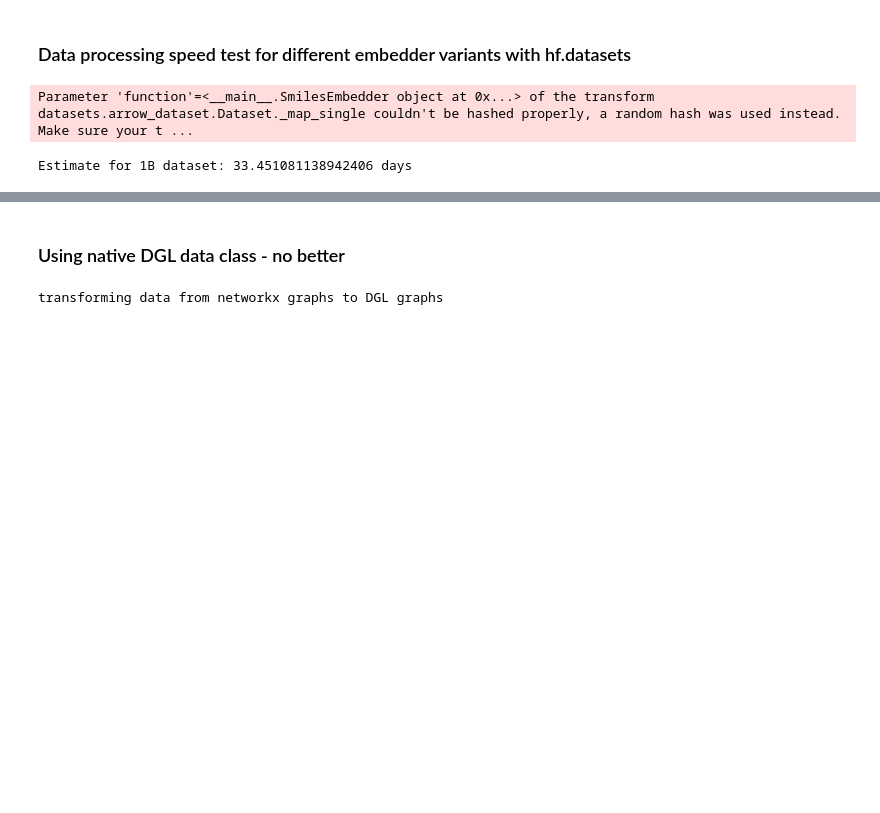
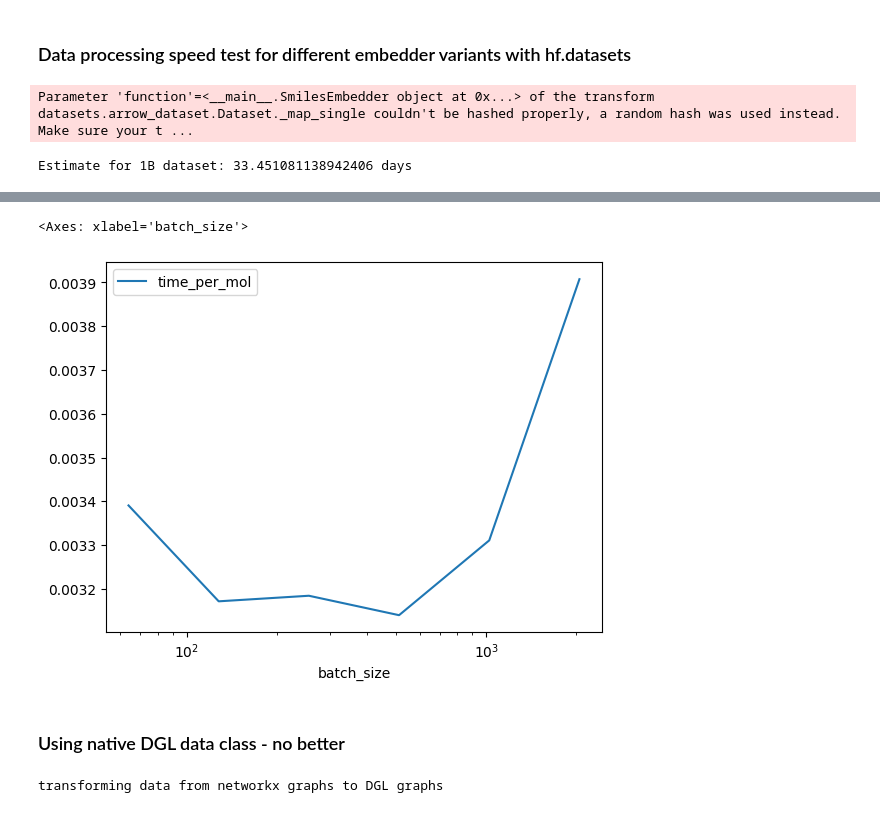
Before and after one commit to rschutski/MolR, a Jupyter notebook: notebooks/embedder_class_and_speed_test.ipynb, the cells around one changed output, grey strips where cells are left out. Saved outputs shown, nothing was run; the diff lists cells and outputs as text; code cells hidden in the pictures; blank space fills up the shorter version.

```diff
--- a/notebooks/embedder_class_and_speed_test.ipynb
+++ b/notebooks/embedder_class_and_speed_test.ipynb
@@ -204,3 +229,14 @@ Estimate for 1B dataset: 33.451081138942406 days
+# %%
+result = time_vs_batch_size_datasets(
+    SmilesEmbedder(feature_encoder=feature_encoder, embedder=embedder, processing_func='batch_mp'),
+    dataset,
+    batch_sizes=[64, 128, 256, 512, 1024, 2048]
+    )
+# %%
+result.plot(x='batch_size', y='time_per_mol', logx=True)
+# %% [output]
+<Axes: xlabel='batch_size'>
+[figure, added]
 # %% [markdown]
 ### Using native DGL data class - no better
 # %%
```
Also changed, not shown: parts of 7 cells of this notebook.
